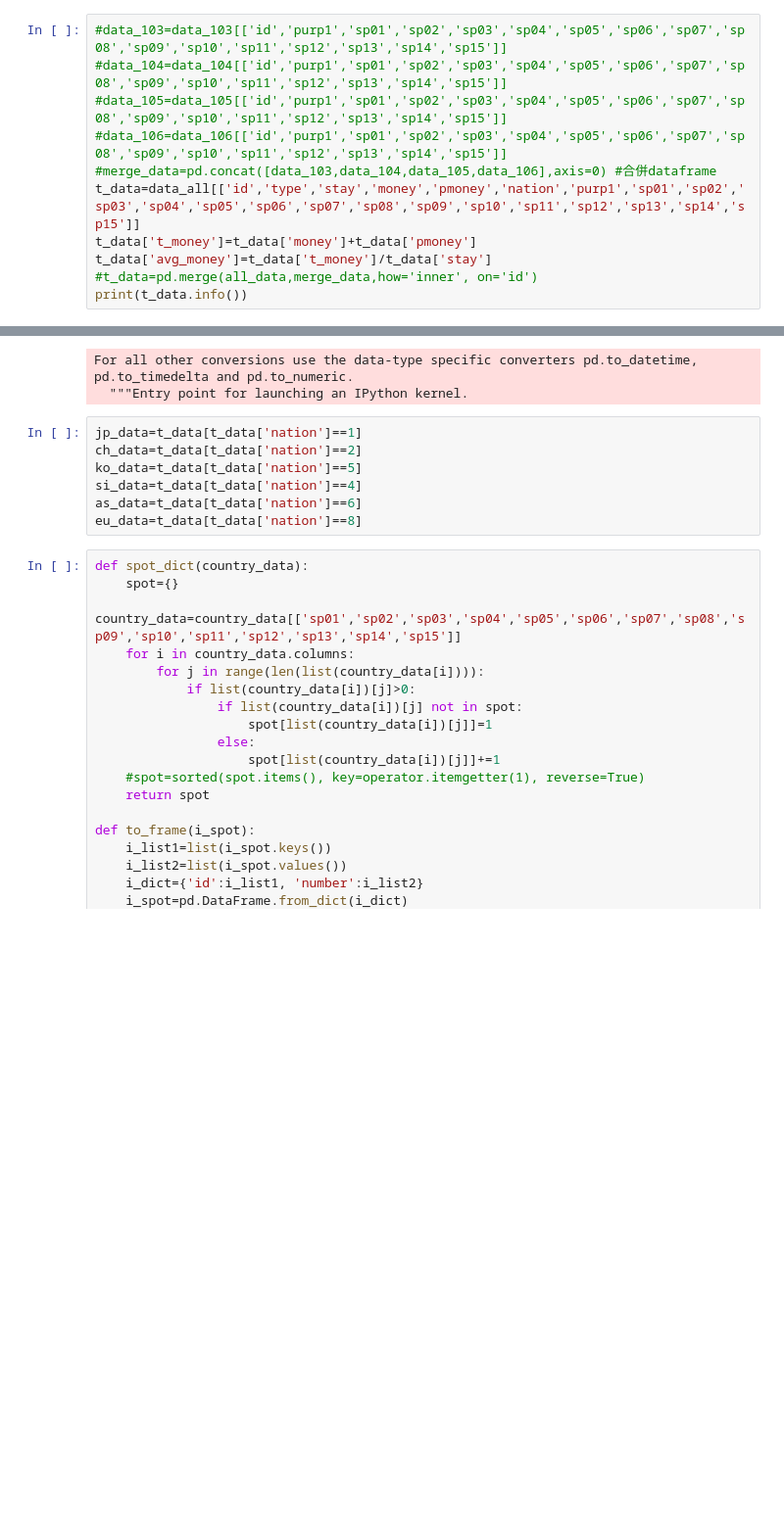
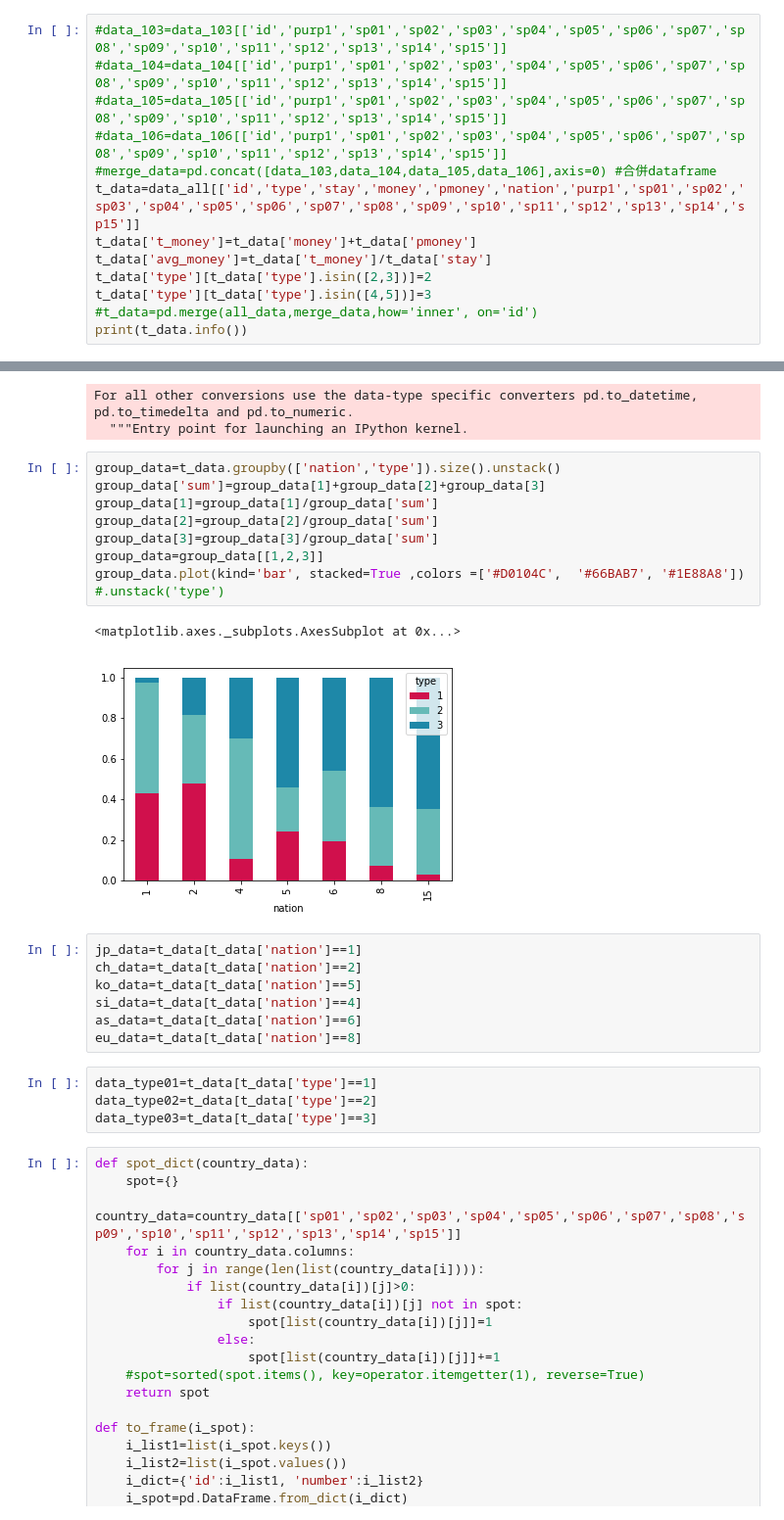
Before and after one commit to tiffany85211/taiwan-tourism, a Jupyter notebook: spot.ipynb, the cells around one changed output, grey strips where cells are left out. Shown at 98% size. Cells and saved outputs as stored; diff of their text form; blank space fills up the shorter version.

```diff
--- a/spot.ipynb
+++ b/spot.ipynb
@@ -21,6 +21,8 @@ data_all=pd.read_csv('/Users/Mac/taiwan-tourism/data/all.csv')
 t_data=data_all[['id','type','stay','money','pmoney','nation','purp1','sp01','sp02','sp03','sp04','sp05','sp06','sp07','sp08','sp09','sp10','sp11','sp12','sp13','sp14','sp15']]
 t_data['t_money']=t_data['money']+t_data['pmoney']
 t_data['avg_money']=t_data['t_money']/t_data['stay']
+t_data['type'][t_data['type'].isin([2,3])]=2
+t_data['type'][t_data['type'].isin([4,5])]=3
 #t_data=pd.merge(all_data,merge_data,how='inner', on='id')
 print(t_data.info())
 # %% [output]
@@ -56,6 +66,18 @@ t_data=t_data[t_data['purp1']==1]
 # %% [output]
 For all other conversions use the data-type specific converters pd.to_datetime, pd.to_timedelta and pd.to_numeric.
   """Entry point for launching an IPython kernel.
+# %%
+group_data=t_data.groupby(['nation','type']).size().unstack()
+group_data['sum']=group_data[1]+group_data[2]+group_data[3]
+group_data[1]=group_data[1]/group_data['sum']
+group_data[2]=group_data[2]/group_data['sum']
+group_data[3]=group_data[3]/group_data['sum']
+group_data=group_data[[1,2,3]]
+group_data.plot(kind='bar', stacked=True ,colors =['#D0104C',  '#66BAB7', '#1E88A8'])
+#.unstack('type')
+# %% [output]
+<matplotlib.axes._subplots.AxesSubplot at 0x...>
+[figure, added]
 # %%
 jp_data=t_data[t_data['nation']==1]
 ch_data=t_data[t_data['nation']==2]
@@ -63,6 +85,10 @@ ko_data=t_data[t_data['nation']==5]
 si_data=t_data[t_data['nation']==4]
 as_data=t_data[t_data['nation']==6]
 eu_data=t_data[t_data['nation']==8]
+# %%
+data_type01=t_data[t_data['type']==1]
+data_type02=t_data[t_data['type']==2]
+data_type03=t_data[t_data['type']==3]
 # %%
 def spot_dict(country_data):
     spot={}
```
Also changed, not shown: parts of 11 cells of this notebook, 4 other files.
